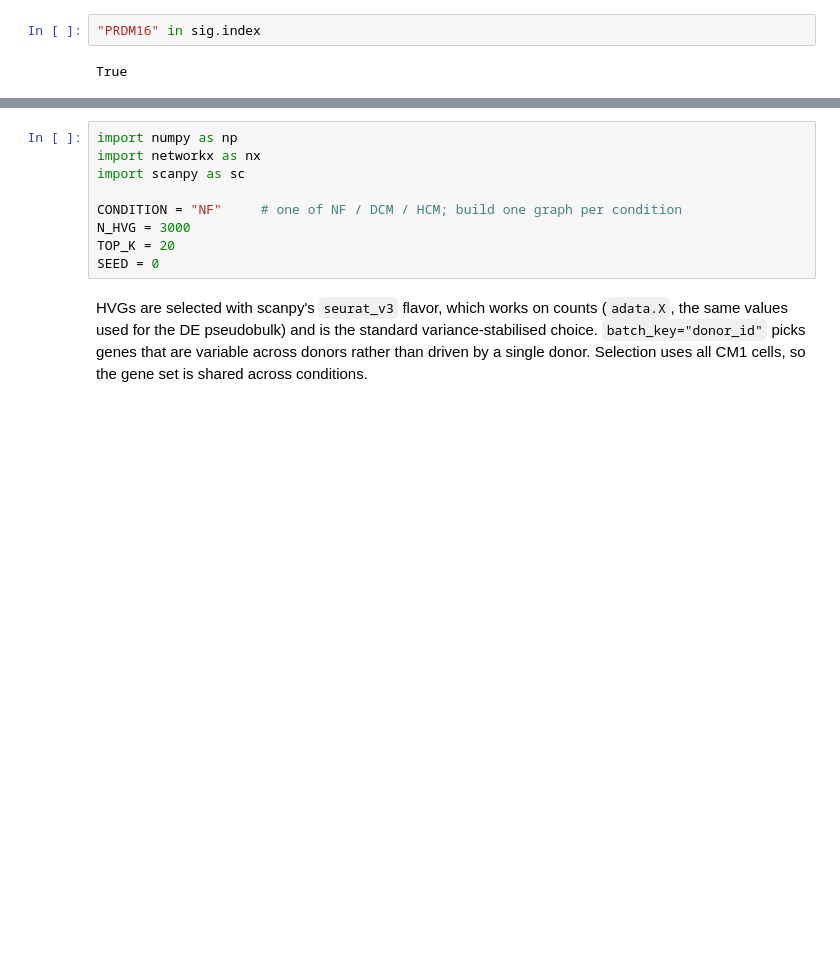
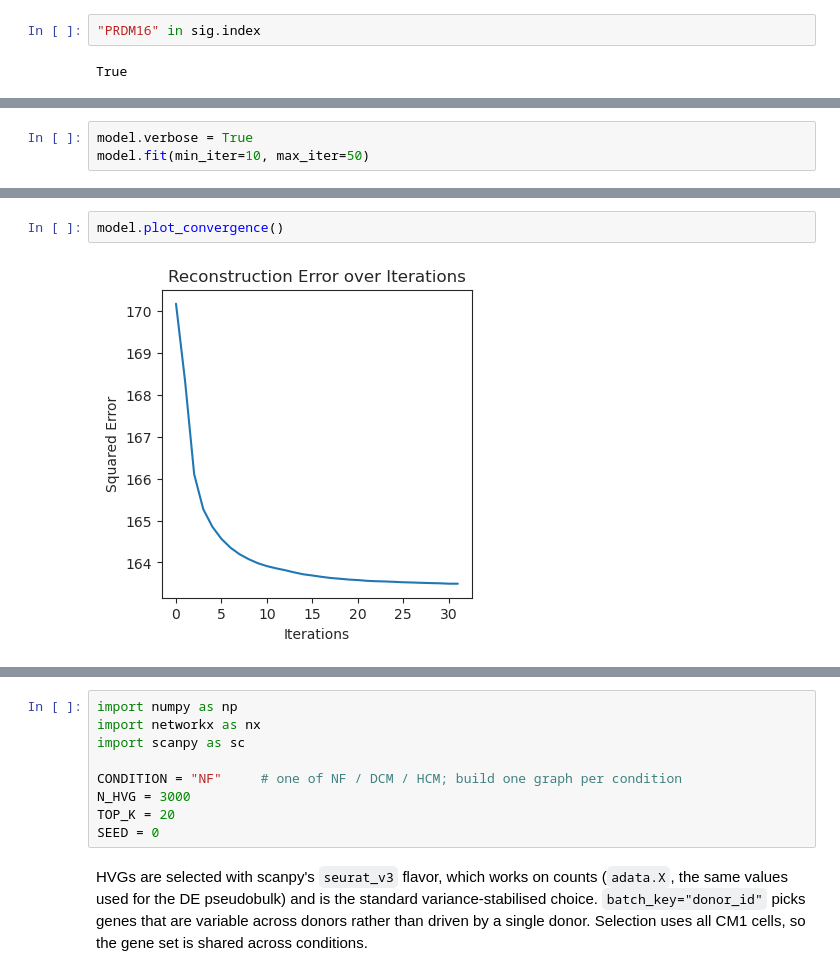
Before and after one commit to JKirkLab/sc-analysis, a Jupyter notebook: sc_analysis.ipynb, the cells around one changed output, grey strips where cells are left out. Cells and saved outputs as stored; diff of their text form; blank space fills up the shorter version.

```diff
--- a/sc_analysis.ipynb
+++ b/sc_analysis.ipynb
@@ -390,0 +569,3 @@ True
+# %%
+model.verbose = True
+model.fit(min_iter=10, max_iter=50)
@@ -390,0 +584,4 @@ True
+# %%
+model.plot_convergence()
+# %% [output]
+[figure, added]
```
Also changed, not shown: parts of 68 cells of this notebook.
